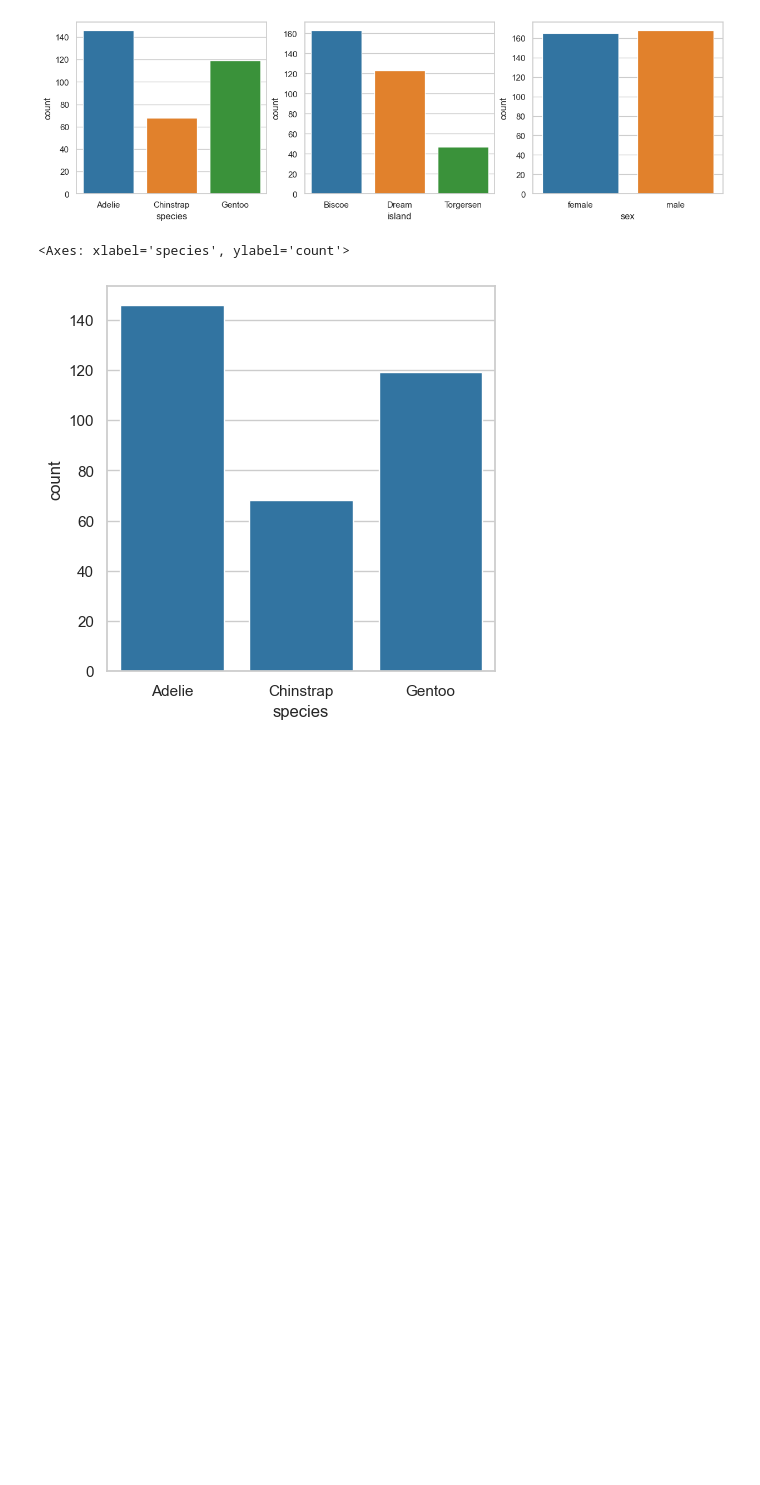
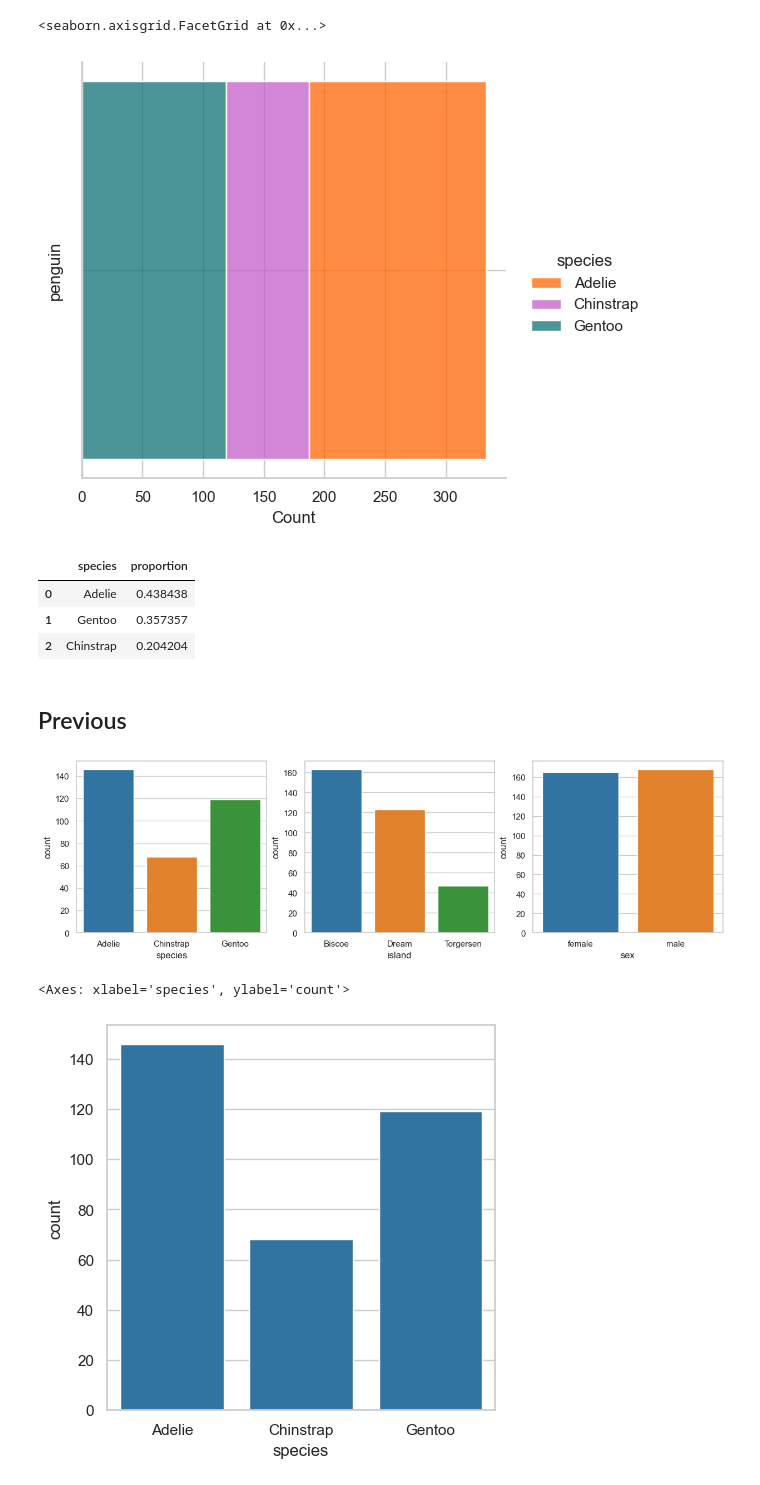
Before and after one commit to onnymm/eda, a Jupyter notebook: own/02_exploration.ipynb, the cells around one changed output. Saved outputs shown, nothing was run; the diff lists cells and outputs as text; code cells hidden in the pictures; blank space fills up the shorter version.

```diff
--- a/own/02_exploration.ipynb
+++ b/own/02_exploration.ipynb
@@ -14,3 +42,47 @@ pg = pg.astype({i: 'category' for i in pg.describe(include='object').columns})
+# %%
+(
+    pg
+    .assign(
+        penguin= ''
+    )
+    .pipe(
+        lambda df: (
+            sns.displot(
+                data= df,
+                y= 'penguin',
+                # x= 'penguin',
+                multiple= 'stack',
+                hue= 'species',
+                palette= penguin_color
+            )
+        )
+    )
+)
+# %% [output]
+<seaborn.axisgrid.FacetGrid at 0x...>
+[figure, added]
+# %%
+(
+    pg['species']
+    .value_counts()
+    .reset_index()
+    .pipe(
+        lambda df: (
+            df
+            .assign(
+                proportion= df['count'] / len(pg)
+            )
+        )
+    )
+    [['species', 'proportion']]
+)
+# %% [output]
+|  | species | proportion |
+| 0 | Adelie | 0.438438 |
+| 1 | Gentoo | 0.357357 |
+| 2 | Chinstrap | 0.204204 |
+# %% [markdown]
+## Previous
 # %%
 cols = [i for i in pg.describe(include='category').columns]
 # %%
```
Also changed, not shown: parts of 1 cell of this notebook, 3 other files.
